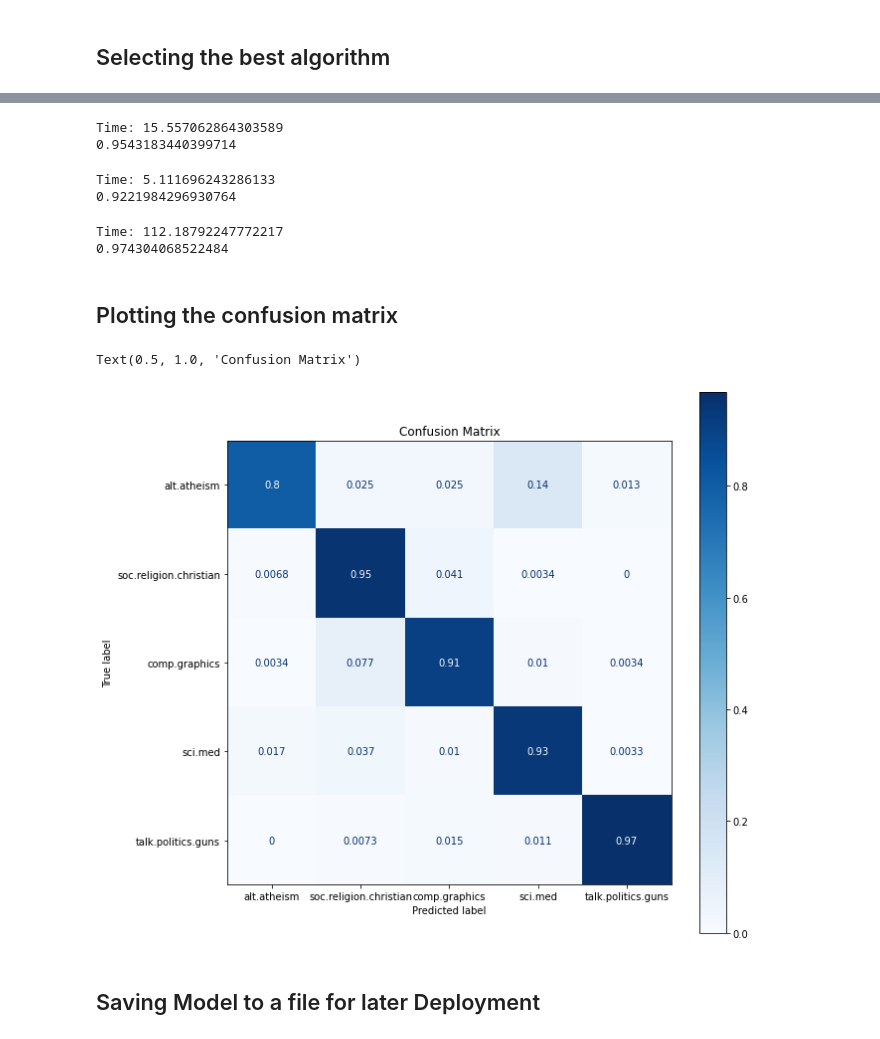
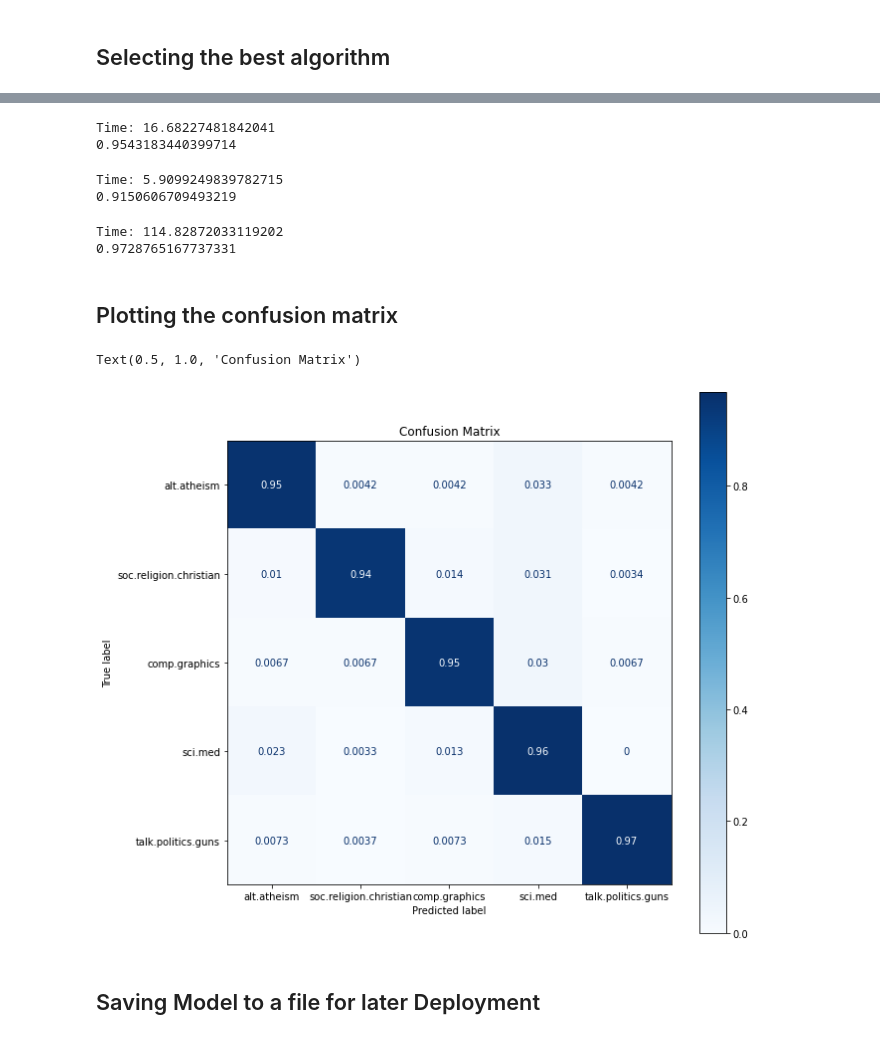
Before and after one commit to mjcortejo/demo-text-classification-scikit, a Jupyter notebook: Training.ipynb, the cells around one changed output, grey strips where cells are left out. Saved outputs shown, nothing was run; the diff lists cells and outputs as text; code cells hidden in the pictures.

```diff
--- a/Training.ipynb
+++ b/Training.ipynb
@@ -84,9 +80,9 @@ svm_clf.fit(train_tfidf, train_labels)
 print(f'Time: {time.time() - start}')
 
 svm_predicted = svm_clf.predict(test_tfidf)
-print(accuracy_score(test_labels, svm_predicted))
+print(accuracy_score(svm_predicted, test_labels))
 # %% [output]
-Time: 15.557062864303589
+Time: 16.68227481842041
 0.9543183440399714
 # %%
 from sklearn.ensemble import RandomForestClassifier
@@ -95,41 +91,41 @@ start = time.time()
 rfc_clf = RandomForestClassifier(n_estimators=100,warm_start=True).fit(train_tfidf, train_labels)
 print(f'Time: {time.time() - start}')
 
-predicted = rfc_clf.predict(test_tfidf)
+rfc_predicted = rfc_clf.predict(test_tfidf)
 
-print(accuracy_score(test_labels, predicted))
+print(accuracy_score(rfc_predicted, test_labels))
 # %% [output]
-Time: 5.111696243286133
-0.9221984296930764
+Time: 5.9099249839782715
+0.9150606709493219
 # %%
 from sklearn.neural_network import MLPClassifier
 
 start = time.time()
-mlp_clf = MLPClassifier(random_state=RANDOM_STATE, max_iter=10).fit(train_tfidf, train_labels)
+mlp_clf = MLPClassifier(random_state=42, max_iter=10).fit(train_tfidf, train_labels)
 print(f'Time: {time.time() - start}')
 
-predicted = mlp_clf.predict(test_tfidf)
-print(accuracy_score(test_labels, predicted))
+mlp_predicted = mlp_clf.predict(test_tfidf)
+print(accuracy_score(mlp_predicted, test_labels))
 # %% [output]
-Time: 112.18792247772217
-0.974304068522484
+Time: 114.82872033119202
+0.9728765167737331
 # %% [markdown]
 ## Plotting the confusion matrix
 # %%
 from sklearn.metrics import plot_confusion_matrix
 
 fig, ax = plt.subplots(figsize=(10, 10))
 
-disp = plot_confusion_matrix(rfc_clf, test_tfidf, test_labels,
+disp = plot_confusion_matrix(svm_clf, test_tfidf, test_labels,
                              display_labels=categories,
                              cmap=plt.cm.Blues,
                              normalize='true',
                              ax=ax)
 
 disp.ax_.set_title("Confusion Matrix")
 # %% [output]
 Text(0.5, 1.0, 'Confusion Matrix')
-[figure, old version]
+[figure, new version]
 # %% [markdown]
 ## Saving Model to a file for later Deployment
 # %%
```
Also changed, not shown: parts of 4 cells of this notebook, 5 other files.
